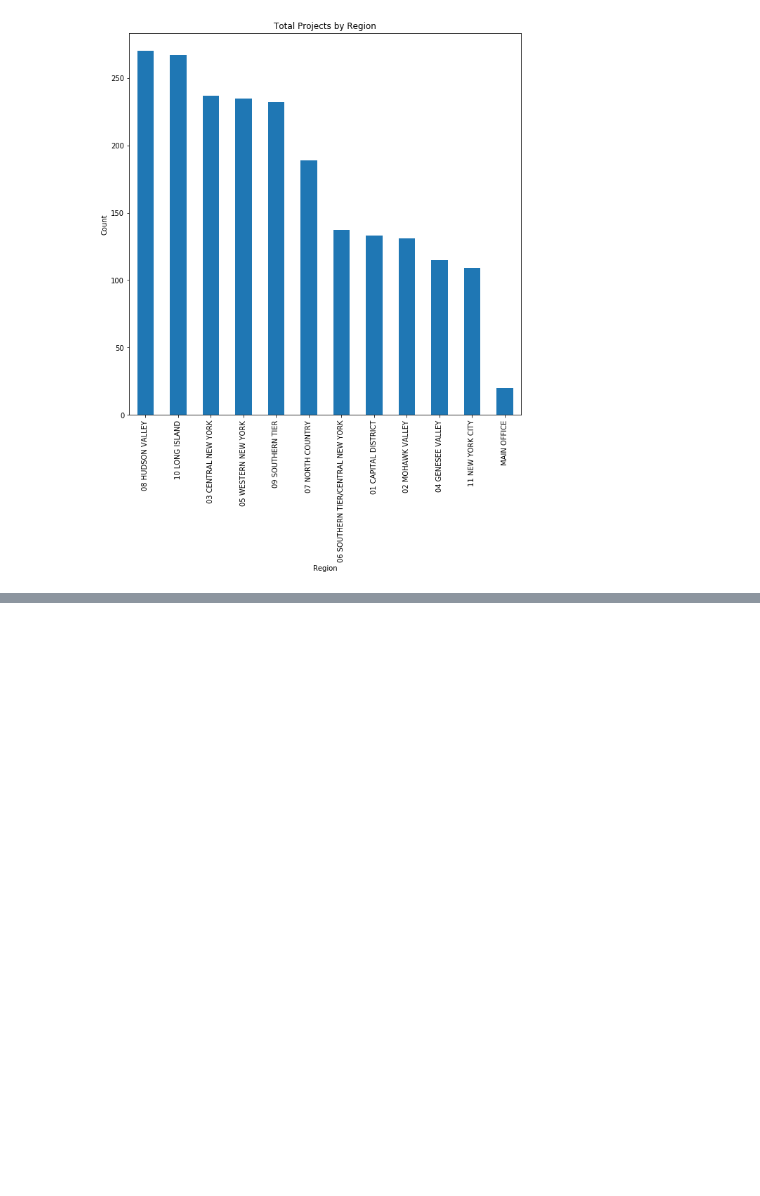
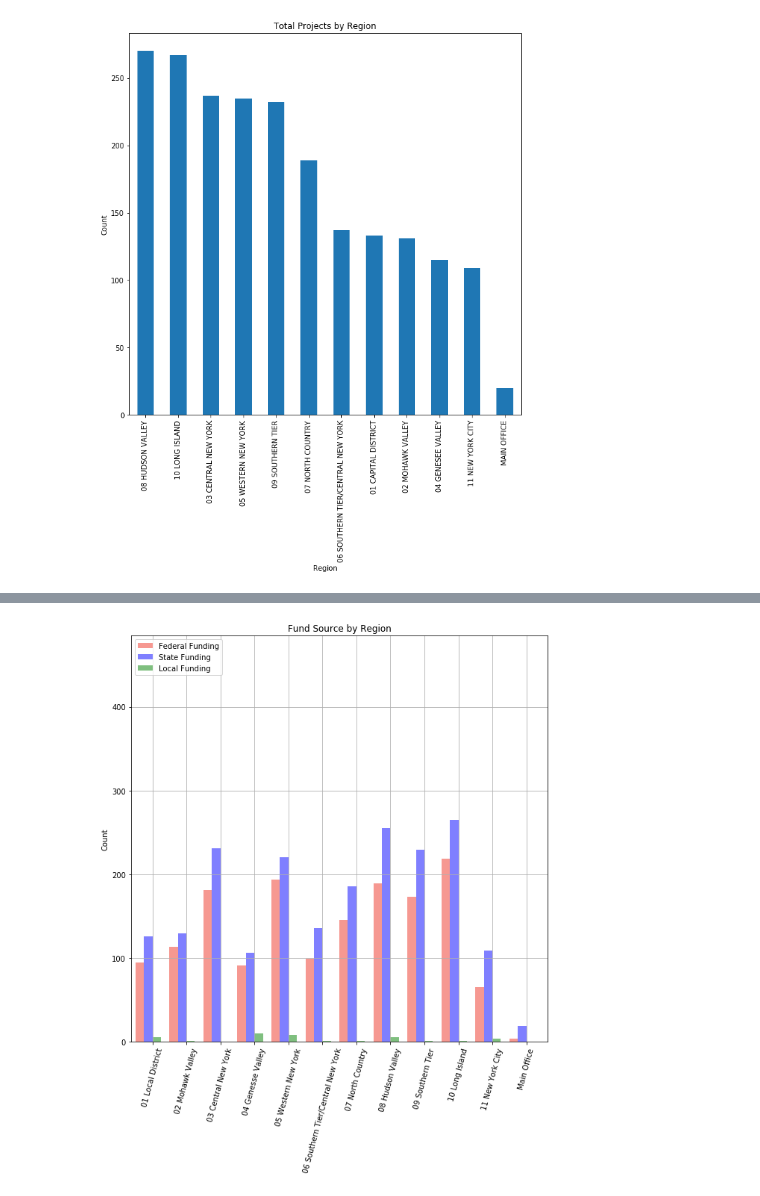
Before and after one commit to mdonatiello/Project-2-Liana_Marc_Murali, a Jupyter notebook: transport.ipynb, the cells around one changed output, grey strips where cells are left out. Cells and saved outputs as stored; diff of their text form; code cells hidden in the pictures; blank space fills up the shorter version.

```diff
--- a/transport.ipynb
+++ b/transport.ipynb
@@ -220,0 +288,9 @@ ax2
+# %%
+data = {'Region': ['01 Local District', '02 Mohawk Valley', '03 Central New York', '04 Genesse Valley', '05 Western New York',
+                   '06 Southern Tier/Central New York', '07 North Country', '08 Hudson Valley', '09 Southern Tier', '10 Long Island',
+                  '11 New York City', 'Main Office'],
+        'Federal Funding': [95,113,181,91,194,99,145,189,173,219,65,4],
+        'State Funding': [126,129,231,106,220,136,186,255,229,265,109,19],
+        'Local Funding': [5,1,0,10,8,1,1,5,1,1,4,0,]}
+df = pd.DataFrame(data, columns = ['Region', 'Federal Funding', 'State Funding', 'Local Funding'])
+df
@@ -220,0 +311,74 @@ ax2
+# %%
+# Setting the positions and width for the bars
+pos = list(range(len(df['Federal Funding'])))
+width = 0.25
+
+# Plotting the bars
+fig, ax = plt.subplots(figsize=(10,10))
+
+# Create a bar with pre_score data,
+# in position pos,
+plt.bar(pos,
+        #using df['pre_score'] data,
+        df['Federal Funding'],
+        # of width
+        width,
+        # with alpha 0.5
+        alpha=0.5,
+        # with color
+        color='#EE3224',
+        # with label the first value in first_name
+        label=df['Region'][0])
+
+# Create a bar with mid_score data,
+# in position pos + some width buffer,
+plt.bar([p + width for p in pos],
+        #using df['mid_score'] data,
+        df['State Funding'],
+        # of width
+        width,
+        # with alpha 0.5
+        alpha=0.5,
+        # with color
+        color='blue',
+        # with label the second value in first_name
+        label=df['Region'][1])
+
+# Create a bar with post_score data,
+# in position pos + some width buffer,
+plt.bar([p + width*2 for p in pos],
+        #using df['post_score'] data,
+        df['Local Funding'],
+        # of width
+        width,
+        # with alpha 0.5
+        alpha=0.5,
+        # with color
+        color='green',
+        # with label the third value in first_name
+        label=df['Region'][2])
+
+# Set the y axis label
+ax.set_ylabel('Count')
+
+# Set the chart's title
+ax.set_title('Fund Source by Region')
+
+# Set the position of the x ticks
+ax.set_xticks([p + 1.5 * width for p in pos])
+
+# Set the labels for the x ticks
+ax.set_xticklabels(df['Region'])
+plt.xticks(rotation=75)
+
+# Setting the x-axis and y-axis limits
+plt.xlim(min(pos)-width, max(pos)+width*4)
+plt.ylim([0, max(df['Federal Funding'] + df['State Funding'] + df['Local Funding'])] )
+
+# Adding the legend and showing the plot
+plt.legend(['Federal Funding', 'State Funding', 'Local Funding'], loc='upper left')
+plt.grid()
+
+plt.savefig('Fund Source by Region.png', bbox_inches="tight")
+# %% [output]
+[figure, added]
```
Also changed, not shown: parts of 21 cells of this notebook, 2 other files.
